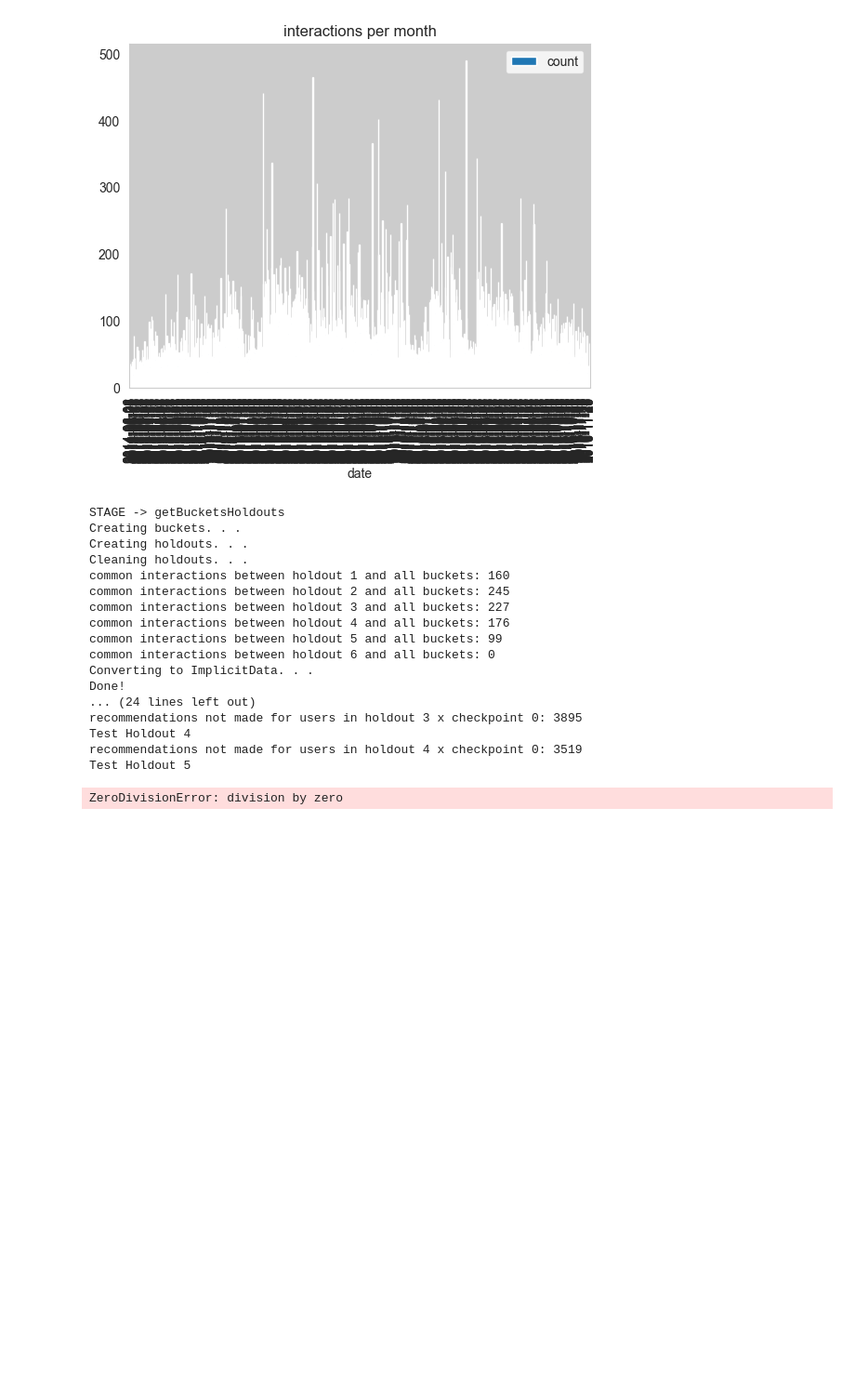
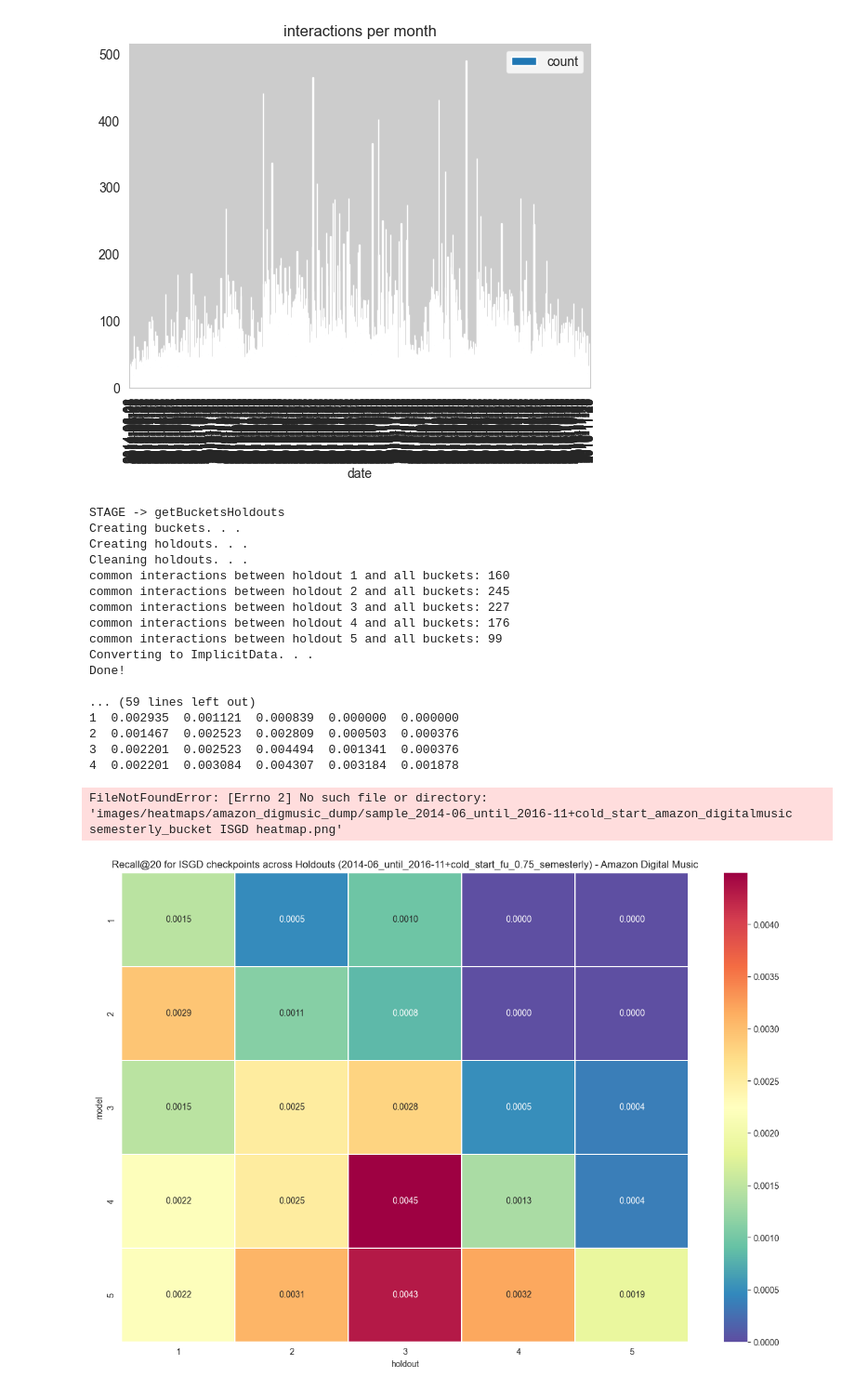
Before and after one commit to mariajoaolavoura/measuring_forgetting, a Jupyter notebook: notebooks/ADM - holdout evaluation.ipynb, the cells around one changed output. Shown: that part at 93% size. Cells and saved outputs as stored; diff of their text form; code cells hidden in the pictures; blank space fills up the shorter version.

```diff
--- a/notebooks/ADM - holdout evaluation.ipynb
+++ b/notebooks/ADM - holdout evaluation.ipynb
@@ -69,16 +69,23 @@ def run_evaluate(data,
         interval_type ='QS'
         intervals = joblib.load(intervals_path)
 
+        if use_data_unique_users:
+            frequent_users = (frequent_users[0], data['user_id'].unique(), frequent_users[2])
+
     elif interval_type=='S':
         frequent_users_idx = 2
         interval_type ='QS'
         intervals = joblib.load(intervals_path)
 
+        if use_data_unique_users:
+            frequent_users = (frequent_users[0], frequent_users[1], data['user_id'].unique())
+
     else:
         # assumes monthly interval
-        # interval_type = 'M'
+        interval_type = 'M'
         frequent_users_idx = 0
         intervals = None
+
         if use_data_unique_users:
             frequent_users = (data['user_id'].unique(), frequent_users[1], frequent_users[2])
 
@@ -89,16 +96,16 @@ def run_evaluate(data,
                                             user_col = user_col,
                                             item_col = item_col,
                                             frequent_users = frequent_users[frequent_users_idx],
-                                            interval_type = interval_type, # if interval_type=='M' else 'QS',
+                                            interval_type = interval_type,
                                             intervals = intervals,
-                                            cold_start_buckets = 0)
+                                            cold_start_buckets = cold_start_buckets)
 
 
     joblib.dump(buckets, buckets_path)
     joblib.dump(holdouts, holdouts_path)
 
     print('\nBucket size, number of users, number of items\n', [(b.size, len(b.userset), len(b.itemset)) for b in buckets])
-    print('Holdouts size, number of users, number of items\n', [(b.size, len(b.userset), len(b.itemset)) for b in holdouts])
+    print('Holdouts size, number of users, number of items\n', [(h.size, len(h.userset), len(h.itemset)) for h in holdouts])
 
 
     print('\n\nSTAGE -> to_grid_search')
@@ -238,38 +245,39 @@ run_evaluate(data = data,
              item_col = namepaths['item_col'],
              interval_type = namepaths['interval_type'],
              intervals_path = namepaths['intervals_path'],
              use_data_unique_users = namepaths['use_data_unique_users'],
              frequent_users_path = namepaths['frequent_users_path'],
              buckets_path = namepaths['buckets_path'],
              holdouts_path = namepaths['holdouts_path'],
-             cold_start_buckets = namepaths['cold_start_buckets'],
+             cold_start_buckets = 0,
              to_grid_search = namepaths['to_grid_search'],
              num_factors = namepaths['num_factors'],
              num_iter = namepaths['num_iter'],
              learn_rate = namepaths['learn_rate'],
              regularization = namepaths['regularization'],
              random_seed = namepaths['random_seed'],
              results_matrix_path = namepaths['results_matrix_path'],
              recall_heatmap_title = namepaths['recall_heatmap_title'],
              recall_heatmap_path = namepaths['recall_heatmap_path'],
              incrementalTraining_time_record_path = namepaths['incrementalTraining_time_record_path'],
              evaluateHoldouts_time_record_path = namepaths['evaluateHoldouts_time_record_path'])
 # %% [output]
 STAGE -> getBucketsHoldouts
 Creating buckets. . .
 Creating holdouts. . .
 Cleaning holdouts. . .
 common interactions between holdout 1 and all buckets: 160
 common interactions between holdout 2 and all buckets: 245
 common interactions between holdout 3 and all buckets: 227
 common interactions between holdout 4 and all buckets: 176
 common interactions between holdout 5 and all buckets: 99
-common interactions between holdout 6 and all buckets: 0
 Converting to ImplicitData. . .
 Done!
-... (24 lines left out)
-recommendations not made for users in holdout 3 x checkpoint 0: 3895
-Test Holdout 4
-recommendations not made for users in holdout 4 x checkpoint 0: 3519
-Test Holdout 5
+
+... (59 lines left out)
+1  0.002935  0.001121  0.000839  0.000000  0.000000
+2  0.001467  0.002523  0.002809  0.000503  0.000376
+3  0.002201  0.002523  0.004494  0.001341  0.000376
+4  0.002201  0.003084  0.004307  0.003184  0.001878
-ZeroDivisionError: division by zero
+FileNotFoundError: [Errno 2] No such file or directory: 'images/heatmaps/amazon_digmusic_dump/sample_2014-06_until_2016-11+cold_start_amazon_digitalmusic semesterly_bucket ISGD heatmap.png'
+[figure, added]
```
Also changed, not shown: parts of 5 cells of this notebook, 5 other files.
